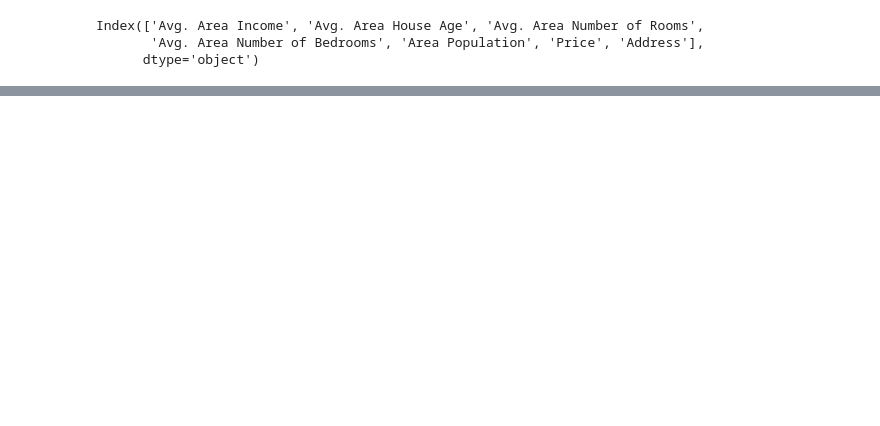
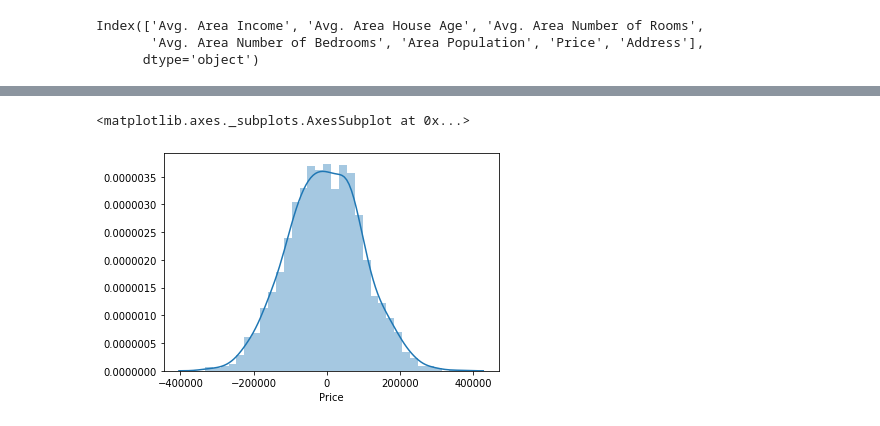
Before and after one commit to gunjanmimo/Data-Science, a Jupyter notebook: linear regression/housing dataset.ipynb, the cells around one changed output, grey strips where cells are left out. Cells and saved outputs as stored; diff of their text form; code cells hidden in the pictures; blank space fills up the shorter version.

```diff
--- a/linear regression/housing dataset.ipynb
+++ b/linear regression/housing dataset.ipynb
@@ -108,0 +133,5 @@ model.predict(X_test)
+# %%
+sns.distplot((y_test-prediction))
+# %% [output]
+<matplotlib.axes._subplots.AxesSubplot at 0x...>
+[figure, added]
```
Also changed, not shown: parts of 18 cells of this notebook, 2 other files.
